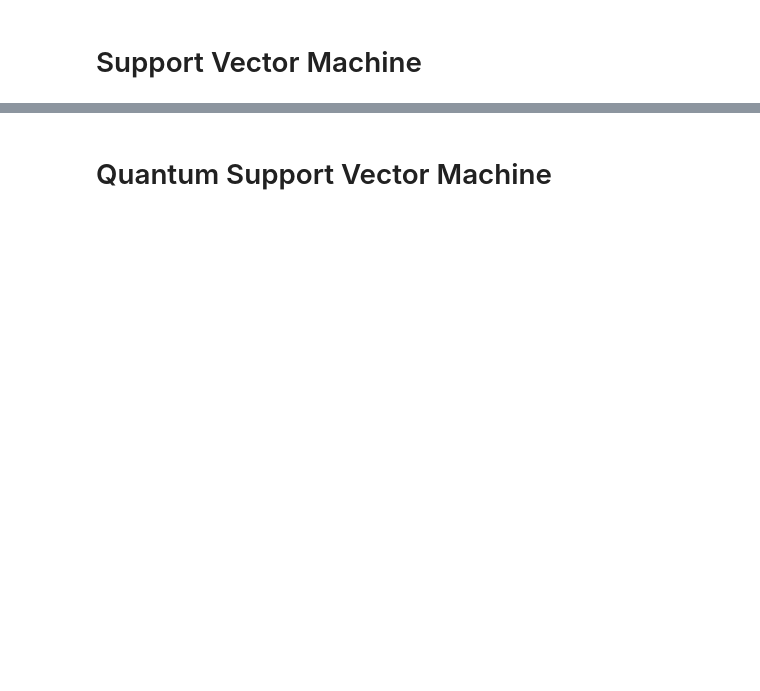
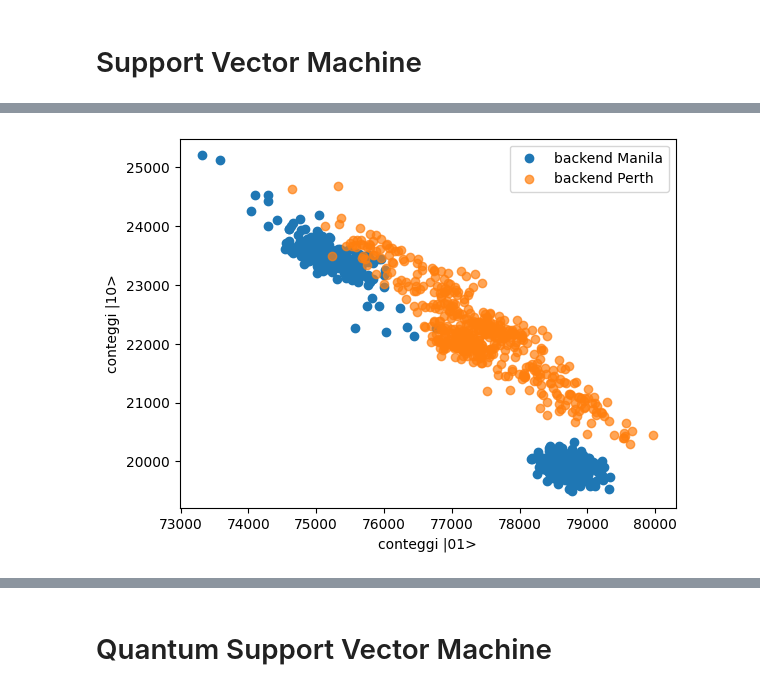
Before and after one commit to qismib/QSVM, a Jupyter notebook: notebooks/svm.ipynb, the cells around one changed output, grey strips where cells are left out. Cells and saved outputs as stored; diff of their text form; code cells hidden in the pictures; blank space fills up the shorter version.

```diff
--- a/notebooks/svm.ipynb
+++ b/notebooks/svm.ipynb
@@ -17,0 +47,9 @@ FileNotFoundError: [Errno 2] No such file or directory: 'dataset4f1.npy'
+# %%
+plt.scatter(x=dataset[labels==0,1], y=dataset[labels==0,2], alpha=(1),label='backend Manila' )
+plt.scatter(x=dataset[labels==1,1], y=dataset[labels==1,2], alpha=(0.7), label='backend Perth')
+plt.legend()
+plt.xlabel('conteggi |01>')
+plt.ylabel('conteggi |10>')
+plt.savefig('plt 1-2')
+# %% [output]
+[figure, added]
```
Also changed, not shown: parts of 80 cells of this notebook.
